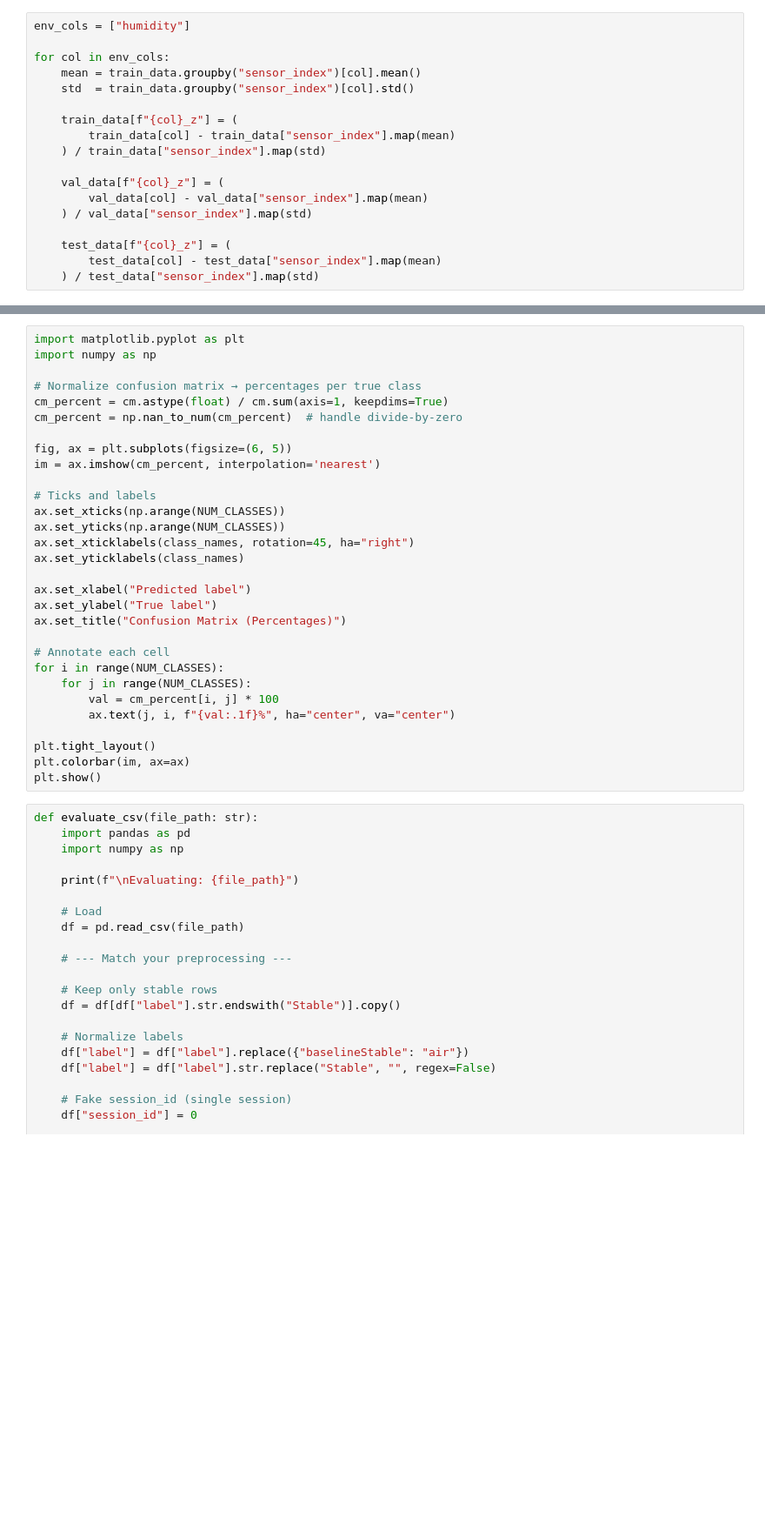
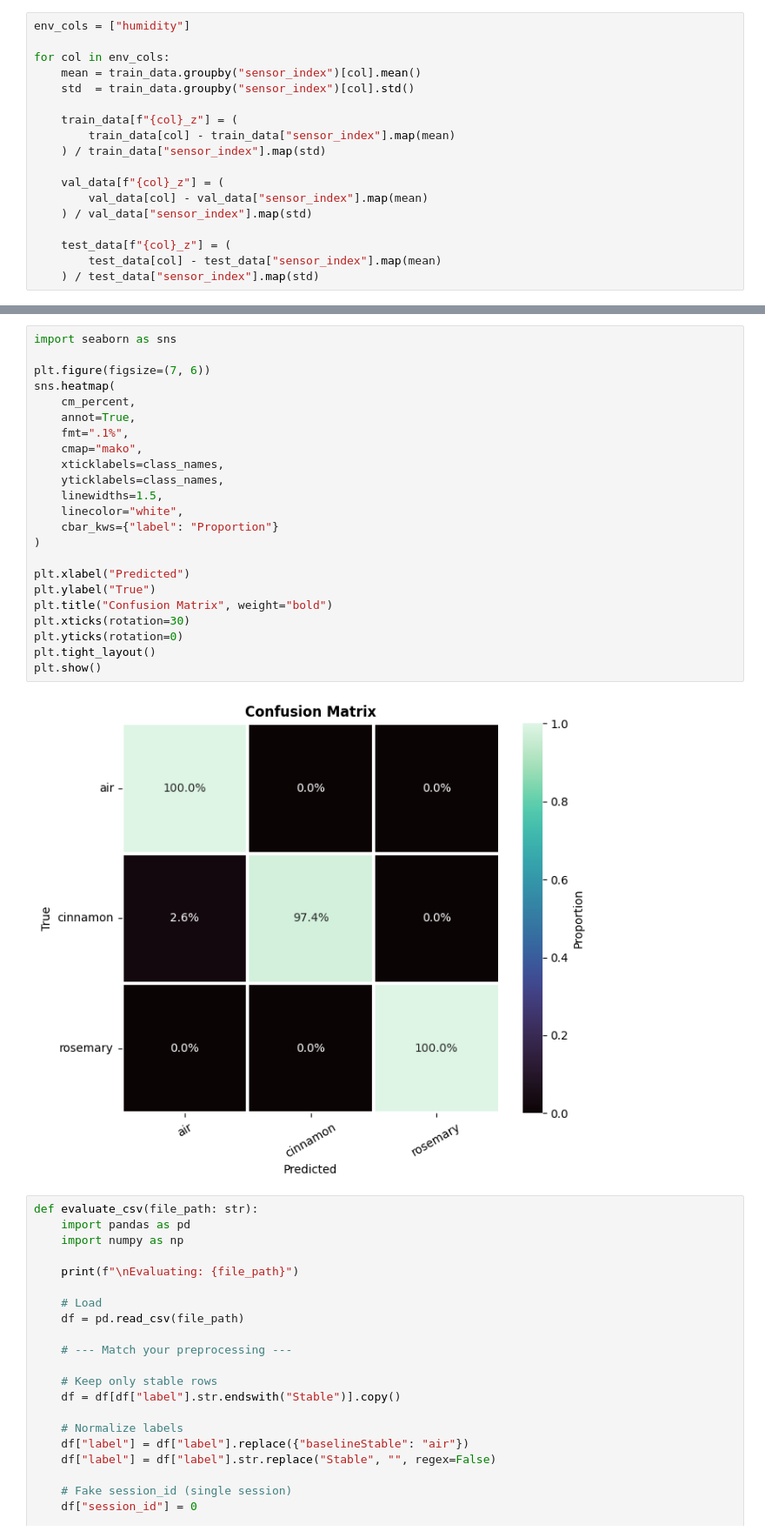
Before and after one commit to lucwl/olfactml, a Jupyter notebook: notebooks/new-cnn.ipynb, the cells around one changed output, grey strips where cells are left out. Shown at 87% size. Cells and saved outputs as stored; diff of their text form; blank space fills up the shorter version.

```diff
--- a/notebooks/new-cnn.ipynb
+++ b/notebooks/new-cnn.ipynb
@@ -273,33 +370,28 @@ print(classification_report(y_test, y_pred, labels=np.unique(y_test),
 # %%
-import matplotlib.pyplot as plt
-import numpy as np
+import seaborn as sns
 
-# Normalize confusion matrix → percentages per true class
-cm_percent = cm.astype(float) / cm.sum(axis=1, keepdims=True)
-cm_percent = np.nan_to_num(cm_percent)  # handle divide-by-zero
+plt.figure(figsize=(7, 6))
+sns.heatmap(
+    cm_percent,
+    annot=True,
+    fmt=".1%",
+    cmap="mako",
+    xticklabels=class_names,
+    yticklabels=class_names,
+    linewidths=1.5,
+    linecolor="white",
+    cbar_kws={"label": "Proportion"}
+)
 
-fig, ax = plt.subplots(figsize=(6, 5))
-im = ax.imshow(cm_percent, interpolation='nearest')
-
-# Ticks and labels
-ax.set_xticks(np.arange(NUM_CLASSES))
-ax.set_yticks(np.arange(NUM_CLASSES))
-ax.set_xticklabels(class_names, rotation=45, ha="right")
-ax.set_yticklabels(class_names)
-
-ax.set_xlabel("Predicted label")
-ax.set_ylabel("True label")
-ax.set_title("Confusion Matrix (Percentages)")
-
-# Annotate each cell
-for i in range(NUM_CLASSES):
-    for j in range(NUM_CLASSES):
-        val = cm_percent[i, j] * 100
-        ax.text(j, i, f"{val:.1f}%", ha="center", va="center")
-
+plt.xlabel("Predicted")
+plt.ylabel("True")
+plt.title("Confusion Matrix", weight="bold")
+plt.xticks(rotation=30)
+plt.yticks(rotation=0)
 plt.tight_layout()
-plt.colorbar(im, ax=ax)
 plt.show()
+# %% [output]
+[figure, added]
 # %%
 def evaluate_csv(file_path: str):
     import pandas as pd
```
Also changed, not shown: parts of 15 cells of this notebook.
